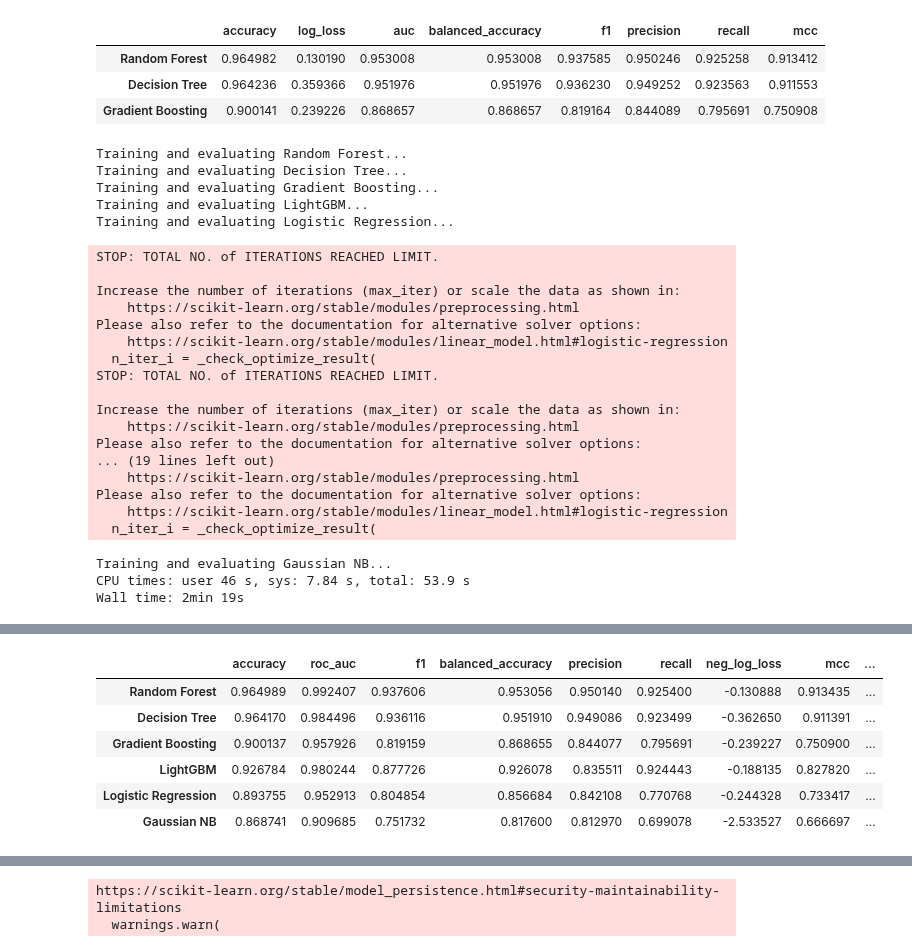
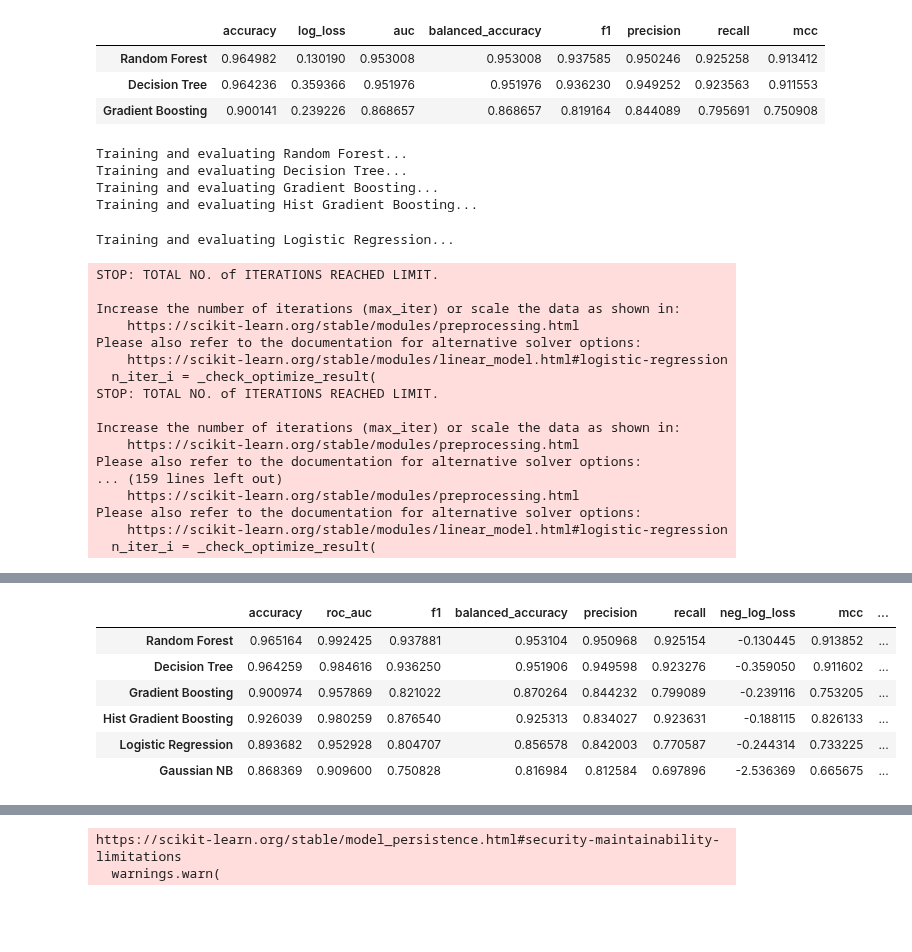
Before and after one commit to wolfrieder/http-response-classifier, a Jupyter notebook: notebooks/modeling_final.ipynb, the cells around one changed output, grey strips where cells are left out. Cells and saved outputs as stored; diff of their text form; code cells hidden in the pictures; blank space fills up the shorter version.

```diff
--- a/notebooks/modeling_final.ipynb
+++ b/notebooks/modeling_final.ipynb
@@ -209,8 +228,11 @@ models = {
         # "KNN": KNeighborsClassifier(n_jobs=-1),
         "Decision Tree": DecisionTreeClassifier(random_state=10),
         "Gradient Boosting": GradientBoostingClassifier(random_state=10),
+        "Hist Gradient Boosting": HistGradientBoostingClassifier(
+                random_state=10, class_weight="balanced"
+            ),
         # "XGBoost": XGBClassifier(random_state=10, use_label_encoder=False, eval_metric="logloss"),
-        "LightGBM": LGBMClassifier(random_state=10, class_weight="balanced"),
+        # "LightGBM": LGBMClassifier(random_state=10, class_weight="balanced"),
         # "CatBoost": CatBoostClassifier(random_state=10, verbose=0),
         # "MLP": MLPClassifier(random_state=10),
         "Logistic Regression": LogisticRegression(random_state=10),
@@ -350,6 +482,8 @@ def train_and_evaluate_models_2(
 # %%
 # split = StratifiedShuffleSplit(n_splits=1, random_state=10, test_size=0.2)
 split2 = StratifiedKFold(n_splits=5, random_state=10, shuffle=True)
+# %%
+split3 = RepeatedStratifiedKFold(random_state=10, n_splits=5, n_repeats=5)
 # %%
 # %%time
 # train_and_evaluate_models(models, X_train, y_train['tracker'], split2)
@@ -371,30 +505,27 @@ Wall time: 3min 49s
 | Gradient Boosting | 0.900141 | 0.239226 | 0.868657 | 0.868657 | 0.819164 | 0.844089 | 0.795691 | 0.750908 |
 # %%
 %%time
-train_and_evaluate_models_2(models, X_train, y_train['tracker'], X_test, y_test['tracker'], split2)
+train_and_evaluate_models_2(models, X_train, y_train['tracker'], X_test, y_test['tracker'], split3)
 # %% [output]
 Training and evaluating Random Forest...
 Training and evaluating Decision Tree...
 Training and evaluating Gradient Boosting...
-Training and evaluating LightGBM...
-Training and evaluating Logistic Regression...
+Training and evaluating Hist Gradient Boosting...
-STOP: TOTAL NO. of ITERATIONS REACHED LIMIT.
-
-Increase the number of iterations (max_iter) or scale the data as shown in:
-    https://scikit-learn.org/stable/modules/preprocessing.html
-Please also refer to the documentation for alternative solver options:
-    https://scikit-learn.org/stable/modules/linear_model.html#logistic-regression
-  n_iter_i = _check_optimize_result(
-STOP: TOTAL NO. of ITERATIONS REACHED LIMIT.
-
-Increase the number of iterations (max_iter) or scale the data as shown in:
-    https://scikit-learn.org/stable/modules/preprocessing.html
-Please also refer to the documentation for alternative solver options:
-... (19 lines left out)
-    https://scikit-learn.org/stable/modules/preprocessing.html
-Please also refer to the documentation for alternative solver options:
-    https://scikit-learn.org/stable/modules/linear_model.html#logistic-regression
-  n_iter_i = _check_optimize_result(
+Training and evaluating Logistic Regression...
-Training and evaluating Gaussian NB...
-CPU times: user 46 s, sys: 7.84 s, total: 53.9 s
-Wall time: 2min 19s
+STOP: TOTAL NO. of ITERATIONS REACHED LIMIT.
+
+Increase the number of iterations (max_iter) or scale the data as shown in:
+    https://scikit-learn.org/stable/modules/preprocessing.html
+Please also refer to the documentation for alternative solver options:
+    https://scikit-learn.org/stable/modules/linear_model.html#logistic-regression
+  n_iter_i = _check_optimize_result(
+STOP: TOTAL NO. of ITERATIONS REACHED LIMIT.
+
+Increase the number of iterations (max_iter) or scale the data as shown in:
+    https://scikit-learn.org/stable/modules/preprocessing.html
+Please also refer to the documentation for alternative solver options:
+... (159 lines left out)
+    https://scikit-learn.org/stable/modules/preprocessing.html
+Please also refer to the documentation for alternative solver options:
+    https://scikit-learn.org/stable/modules/linear_model.html#logistic-regression
+  n_iter_i = _check_optimize_result(
@@ -401,10 +535,10 @@ Wall time: 2min 19s
 |  | accuracy | roc_auc | f1 | balanced_accuracy | precision | recall | neg_log_loss | mcc | ... |
-| Random Forest | 0.964989 | 0.992407 | 0.937606 | 0.953056 | 0.950140 | 0.925400 | -0.130888 | 0.913435 | ... |
-| Decision Tree | 0.964170 | 0.984496 | 0.936116 | 0.951910 | 0.949086 | 0.923499 | -0.362650 | 0.911391 | ... |
-| Gradient Boosting | 0.900137 | 0.957926 | 0.819159 | 0.868655 | 0.844077 | 0.795691 | -0.239227 | 0.750900 | ... |
-| LightGBM | 0.926784 | 0.980244 | 0.877726 | 0.926078 | 0.835511 | 0.924443 | -0.188135 | 0.827820 | ... |
-| Logistic Regression | 0.893755 | 0.952913 | 0.804854 | 0.856684 | 0.842108 | 0.770768 | -0.244328 | 0.733417 | ... |
-| Gaussian NB | 0.868741 | 0.909685 | 0.751732 | 0.817600 | 0.812970 | 0.699078 | -2.533527 | 0.666697 | ... |
+| Random Forest | 0.965164 | 0.992425 | 0.937881 | 0.953104 | 0.950968 | 0.925154 | -0.130445 | 0.913852 | ... |
+| Decision Tree | 0.964259 | 0.984616 | 0.936250 | 0.951906 | 0.949598 | 0.923276 | -0.359050 | 0.911602 | ... |
+| Gradient Boosting | 0.900974 | 0.957869 | 0.821022 | 0.870264 | 0.844232 | 0.799089 | -0.239116 | 0.753205 | ... |
+| Hist Gradient Boosting | 0.926039 | 0.980259 | 0.876540 | 0.925313 | 0.834027 | 0.923631 | -0.188115 | 0.826133 | ... |
+| Logistic Regression | 0.893682 | 0.952928 | 0.804707 | 0.856578 | 0.842003 | 0.770587 | -0.244314 | 0.733225 | ... |
+| Gaussian NB | 0.868369 | 0.909600 | 0.750828 | 0.816984 | 0.812584 | 0.697896 | -2.536369 | 0.665675 | ... |
 # %%
 %%time
 train_and_evaluate_models_2(models, X_train, y_train['tracker'], X_test, y_test['tracker'], split2)
```
Also changed, not shown: parts of 8 cells of this notebook, 10 other files.
